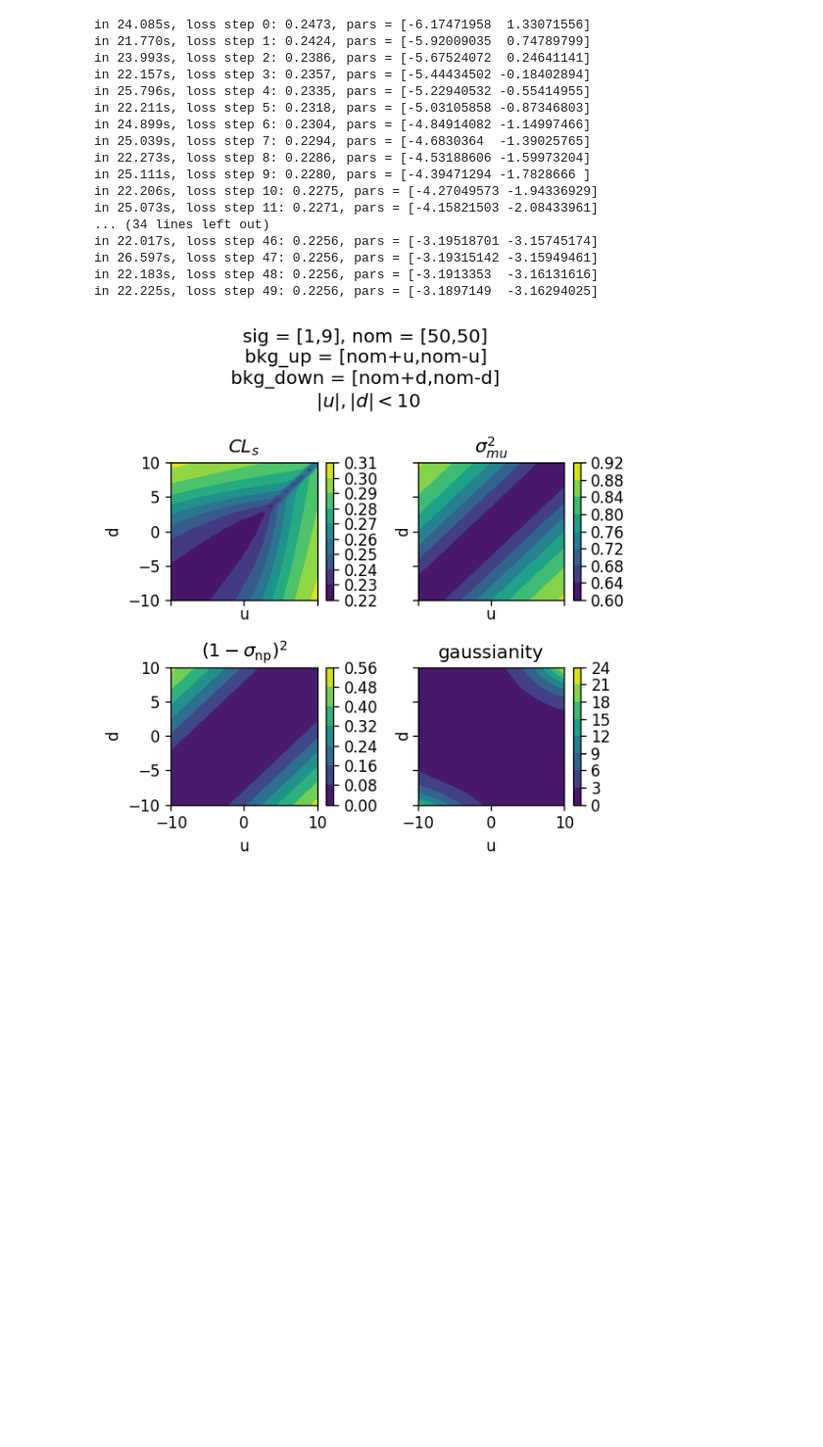
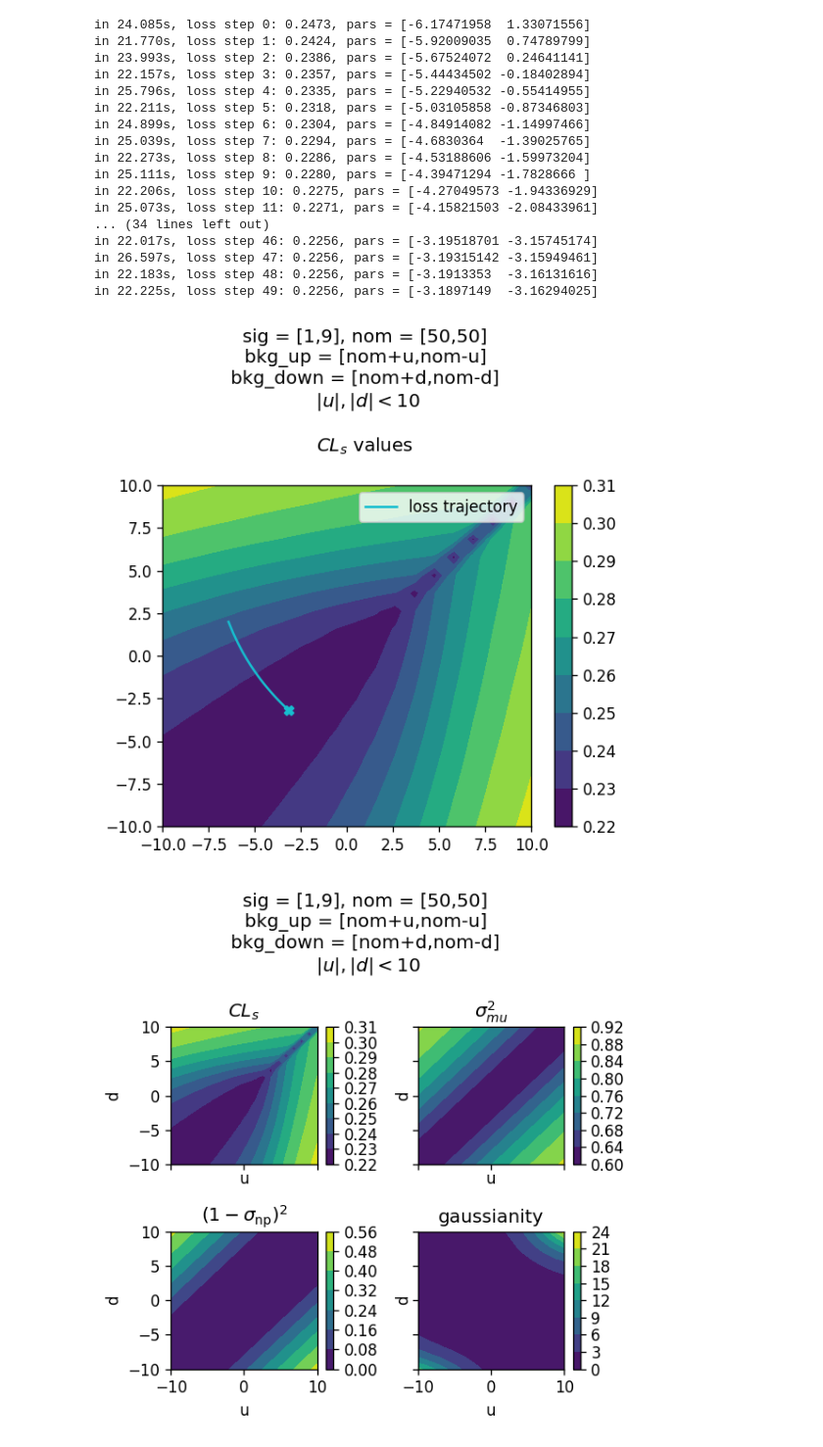
Before and after one commit to phinate/neos-toy, a Jupyter notebook: example-jaxopt.ipynb, the cells around one changed output. Shown: that part at 98% size. Cells and saved outputs as stored; diff of their text form; code cells hidden in the pictures; blank space fills up the shorter version.

Commit message:
plot

```diff
--- a/example-jaxopt.ipynb
+++ b/example-jaxopt.ipynb
@@ -118,6 +118,20 @@ from functools import partial
 pipe = partial(pipeline, data=jnp.array([50.0, 50.0]))
 values = np.array([pipe(jnp.array(a)) for a in np.vstack([uv.ravel(), dv.ravel()]).T])
 np.save("vals.npy", values)
+# %%
+p = plt.contourf(uv, dv, values[:, 0].reshape((dense, dense)))
+plt.colorbar(p)
+plt.suptitle(
+    "sig = [1,9], nom = [50,50]\nbkg_up = [nom+u,nom-u]\nbkg_down = [nom+d,nom-d]\n $|u|, |d|<10$\n\n$CL_s$ values"
+)
+t = jnp.array(trajectory)
+plt.plot(t[:, 0], t[:, 1], color="C9", label="loss trajectory")
+# plt.scatter(t[0,0], t[0,1], color='C9',marker="<")
+plt.scatter(t[-1, 0], t[-1, 1], color="C9", marker="X")
+plt.legend()
+plt.tight_layout()
+# %% [output]
+[figure, added]
 # %%
 import matplotlib.pyplot as plt
 
```
Also changed, not shown: parts of 1 cell of this notebook.
